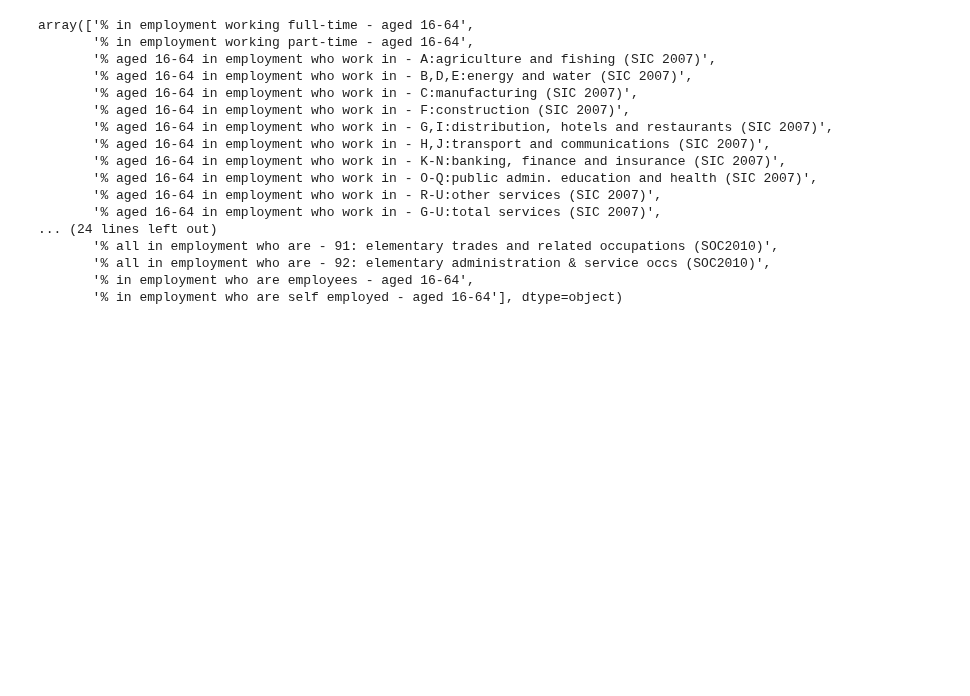
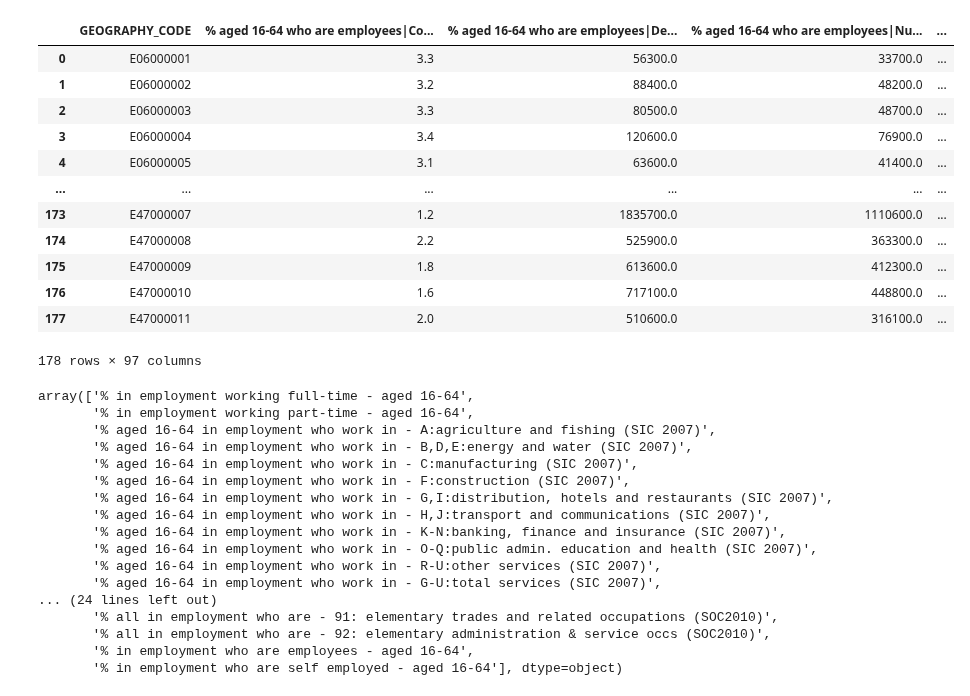
Before and after one commit to craig-shenton/nomis-workforce-clustering, a Jupyter notebook: nomis_data.ipynb, the cells around one changed output. Drawn from its saved outputs; the diff is of its cells as text; code cells hidden in the pictures; blank space fills up the shorter version.

```diff
--- a/nomis_data.ipynb
+++ b/nomis_data.ipynb
@@ -45,3 +58,25 @@ array(['Economic activity rate - aged 16-64',
+# %%
+df_survey = df_survey[['DATE','GEOGRAPHY_NAME','GEOGRAPHY_CODE','GEOGRAPHY_TYPE','MEASURES_NAME','VARIABLE_NAME','OBS_VALUE']]
+df_survey = df_survey[df_survey['GEOGRAPHY_CODE'].str.contains("E")]
+df_survey_pivot = df_survey.pivot_table(index=['GEOGRAPHY_CODE'],
+                    columns=['VARIABLE_NAME','MEASURES_NAME'],
+                    values='OBS_VALUE').reset_index()
+df_survey_pivot.columns = df_survey_pivot.columns.map('|'.join).str.strip('|')
+df_survey_pivot
+# %% [output]
+|  | GEOGRAPHY_CODE | % aged 16-64 who are employees|Co... | % aged 16-64 who are employees|De... | % aged 16-64 who are employees|Nu... | ... |
+| 0 | E06000001 | 3.3 | 56300.0 | 33700.0 | ... |
+| 1 | E06000002 | 3.2 | 88400.0 | 48200.0 | ... |
+| 2 | E06000003 | 3.3 | 80500.0 | 48700.0 | ... |
+| 3 | E06000004 | 3.4 | 120600.0 | 76900.0 | ... |
+| 4 | E06000005 | 3.1 | 63600.0 | 41400.0 | ... |
+| ... | ... | ... | ... | ... | ... |
+| 173 | E47000007 | 1.2 | 1835700.0 | 1110600.0 | ... |
+| 174 | E47000008 | 2.2 | 525900.0 | 363300.0 | ... |
+| 175 | E47000009 | 1.8 | 613600.0 | 412300.0 | ... |
+| 176 | E47000010 | 1.6 | 717100.0 | 448800.0 | ... |
+| 177 | E47000011 | 2.0 | 510600.0 | 316100.0 | ... |
+178 rows × 97 columns
 # %%
 # NOMIS - annual population survey (detail)
 url = 'https://www.nomisweb.co.uk/api/v01/dataset/NM_17_5.data.csv?geography=1811939329...1811939332,1811939334...1811939336,1811939338...1811939428,1811939436...1811939442,1811939768,1811939769,1811939443...1811939497,1811939499...1811939501,1811939503,1811939505...1811939507,1811939509...1811939517,1811939519,1811939520,1811939524...1811939570,1811939575...1811939599,1811939601...1811939628,1811939630...1811939634,1811939636...1811939647,1811939649,1811939655...1811939664,1811939667...1811939680,1811939682,1811939683,1811939685,1811939687...1811939704,1811939707,1811939708,1811939710,1811939712...1811939717,1811939719,1811939720,1811939722...1811939730,1925185537,1925185538,1925185540...1925185542,1925185572,1925185570,1925185545,1925185547,1925185548,1925185569,1925185552,1925185554,1925185556,1925185562,1925185573,1925185563...1925185567,1925185578...1925185581,1925185583,1925185586...1925185597&date=latestMINUS4&variable=197,202,1339...1348,558,564,1541...1565,72,74&measures=20599,21001,21002,21003'
```
Also changed, not shown: parts of 13 cells of this notebook, 9 other files.
